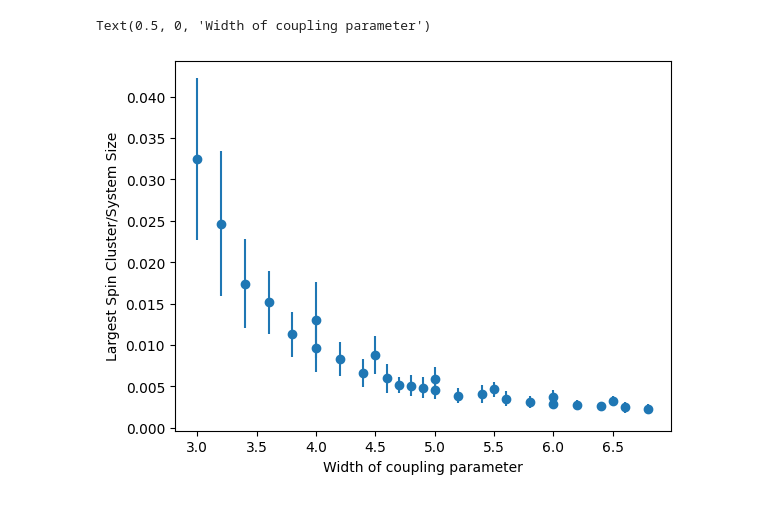
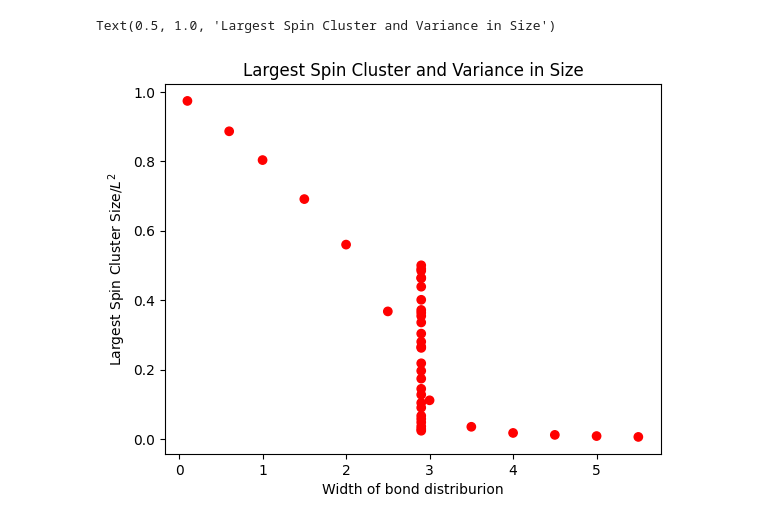
Before and after one commit to tsgaurav/Ising_RSRG, a Jupyter notebook: output/Distribution_Analysis.ipynb, the cells around one changed output. Saved outputs shown, nothing was run; the diff lists cells and outputs as text; code cells hidden in the pictures.

```diff
--- a/output/Distribution_Analysis.ipynb
+++ b/output/Distribution_Analysis.ipynb
@@ -88,7 +76,7 @@ for i,step in enumerate(measure_list[:-1]):
     y = n
     if i%4==0: plt.plot(x, y, label="N="+str(step), marker='o')
 
-    popt, pcov = curve_fit(exponential_dist_norm, x[:5], y[:5])
+    popt, pcov = curve_fit(exponential_dist_norm, x[:20], y[:20])
     #plt.plot(x, exponential_dist_norm(x, *popt))
     width_list.append(1/popt[0])
 
@@ -120,12 +138,12 @@ print(popt)
 # %%
 def process_decimation_type(Omegas, dec_types, poly_degree = 4, convolve_window = 500):
     sorted_dec = np.array([x for _,x in sorted(zip(Omegas,dec_types))])
-    sorted_Omegas = np.array(sorted(Omegas))
+    sorted_Omegas = np.array(sorted(Omegas))[convolve_window+1:-convolve_window]
 
     window_size = convolve_window
 
     mask = np.ones(window_size)/window_size
-    convolved_data=np.convolve(sorted_dec,mask,'same')
+    convolved_data=np.convolve(sorted_dec,mask,'same')[convolve_window+1:-convolve_window]
 
     poly = PolynomialFeatures(degree = poly_degree)
 
@@ -133,9 +151,11 @@ def process_decimation_type(Omegas, dec_types, poly_degree = 4, convolve_window
     poly_reg_model = LinearRegression()
     poly_reg_model.fit(poly_features, convolved_data)
     y_predicted = poly_reg_model.predict(poly_features)
-    return (-np.log(sorted_Omegas), y_predicted)
+    return [-np.log(sorted_Omegas), y_predicted, convolved_data]
 # %%
-for ts in ts_list[6:]:
+
+
+for ts in ts_list:
     with open("Ising_2D_output_"+str(ts)+".pkl", "rb") as fp:   # Unpickling
         output_data = pickle.load(fp)
     Omegas = np.array([])
@@ -155,7 +175,9 @@ for ts in ts_list[6:]:
             for i in range(len(input_dict['measure_list'])):
                 h_array[i] = np.concatenate((h_array[i], h_dist_list[i]))
                 J_array[i] = np.concatenate((J_array[i], J_dist_list[i]))
-    plt.plot(*process_decimation_type(Omegas, dec_types, poly_degree=8, convolve_window=100))
+    dec_type_data = process_decimation_type(Omegas, dec_types, poly_degree=4, convolve_window=500)
+    #plt.plot(dec_type_data[0], dec_type_data[2])
+    plt.plot(dec_type_data[1])
 #plt.gca().invert_xaxis()
 #plt.xscale('log')
 #plt.ylim(0, 1)
@@ -164,7 +203,13 @@ for ts in ts_list[6:]:
 # %%
-w_vals = log_file['w'].tolist()
+L = 50
+fixed_length_slice = log_file[log_file['L']==L]
+ts_list = fixed_length_slice['ts'].tolist()
+
+w_vals = fixed_length_slice['w'].tolist()
 largest_clust_size = []
 var_lcs = []
+c_list = []
+c_dict = {50:'red', 40:'blue', 60:'green', 80:'cyan'}
 
 for index, ts in enumerate(ts_list):
 
@@ -181,12 +226,15 @@ for index, ts in enumerate(ts_list):
 
     largest_clust_list = np.array([max([len(clust) for clust in reverse_dict.values() if clust is not None]) for reverse_dict in reverse_dict_list])
 
-    largest_clust_size.append(largest_clust_list.mean()/log_file['L'][index]**2)
-    var_lcs.append(largest_clust_list.std()/log_file['L'][index]**2)
+    largest_clust_size.append(largest_clust_list.mean()/L**2)
+    var_lcs.append(largest_clust_list.std()/L**2)
+    c_list.append(c_dict[L])
 # %%
-plt.errorbar(w_vals, largest_clust_size, yerr=var_lcs, marker='o', linestyle='')
-plt.ylabel("Largest Spin Cluster/System Size")
-plt.xlabel("Width of coupling parameter")
+#plt.errorbar(w_vals, largest_clust_size, yerr=var_lcs, marker='o', linestyle='')
+plt.scatter(w_vals, largest_clust_size, c=c_list)
+plt.ylabel("Largest Spin Cluster Size/$L^2$")
+plt.xlabel("Width of bond distriburion")
+plt.title("Largest Spin Cluster and Variance in Size")
 # %% [output]
-Text(0.5, 0, 'Width of coupling parameter')
+Text(0.5, 1.0, 'Largest Spin Cluster and Variance in Size')
-[figure, old version]
+[figure, new version]
```
Also changed, not shown: parts of 18 cells of this notebook, 5 other files.
